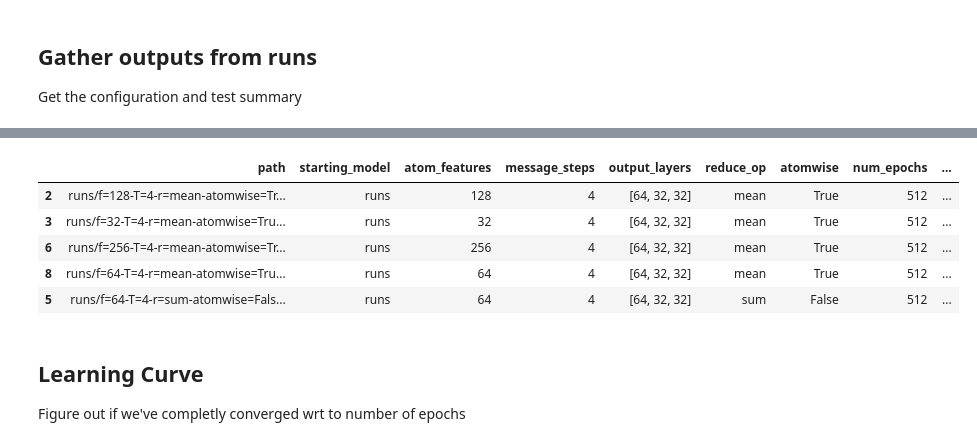
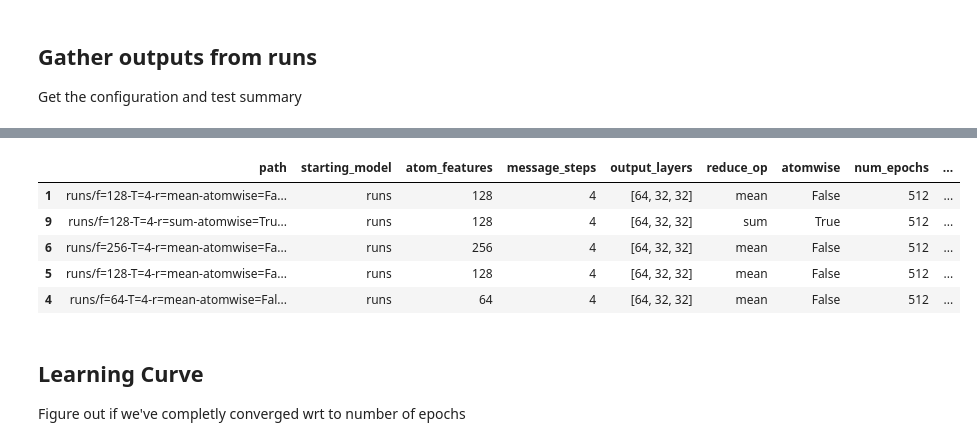
Before and after one commit to exalearn/ExaMol, a Jupyter notebook: scripts/redoxmers/1_initial-models/nfp-mpnn/1_summarize-runs.ipynb, the cells around one changed output, grey strips where cells are left out. Cells and saved outputs as stored; diff of their text form; code cells hidden in the pictures.

```diff
--- a/scripts/redoxmers/1_initial-models/nfp-mpnn/1_summarize-runs.ipynb
+++ b/scripts/redoxmers/1_initial-models/nfp-mpnn/1_summarize-runs.ipynb
@@ -38,15 +37,15 @@ def load_summary(path: Path) -> dict:
     output.update(json.loads((path / 'test_summary.json').read_text()))
     return output
 # %%
-summary = pd.DataFrame(map(load_summary, complete_runs)).sort_values('mean_squared_error')
+summary = pd.DataFrame(map(load_summary, complete_runs)).sort_values('mean_absolute_error')
 summary.head()
 # %% [output]
 |  | path | starting_model | atom_features | message_steps | output_layers | reduce_op | atomwise | num_epochs | ... |
-| 2 | runs/f=128-T=4-r=mean-atomwise=Tr... | runs | 128 | 4 | [64, 32, 32] | mean | True | 512 | ... |
-| 3 | runs/f=32-T=4-r=mean-atomwise=Tru... | runs | 32 | 4 | [64, 32, 32] | mean | True | 512 | ... |
-| 6 | runs/f=256-T=4-r=mean-atomwise=Tr... | runs | 256 | 4 | [64, 32, 32] | mean | True | 512 | ... |
-| 8 | runs/f=64-T=4-r=mean-atomwise=Tru... | runs | 64 | 4 | [64, 32, 32] | mean | True | 512 | ... |
-| 5 | runs/f=64-T=4-r=sum-atomwise=Fals... | runs | 64 | 4 | [64, 32, 32] | sum | False | 512 | ... |
+| 1 | runs/f=128-T=4-r=mean-atomwise=Fa... | runs | 128 | 4 | [64, 32, 32] | mean | False | 512 | ... |
+| 9 | runs/f=128-T=4-r=sum-atomwise=Tru... | runs | 128 | 4 | [64, 32, 32] | sum | True | 512 | ... |
+| 6 | runs/f=256-T=4-r=mean-atomwise=Fa... | runs | 256 | 4 | [64, 32, 32] | mean | False | 512 | ... |
+| 5 | runs/f=128-T=4-r=mean-atomwise=Fa... | runs | 128 | 4 | [64, 32, 32] | mean | False | 512 | ... |
+| 4 | runs/f=64-T=4-r=mean-atomwise=Fal... | runs | 64 | 4 | [64, 32, 32] | mean | False | 512 | ... |
 # %% [markdown]
 ## Learning Curve
 Figure out if we've completly converged wrt to number of epochs
```
Also changed, not shown: parts of 6 cells of this notebook, 1 other file.
